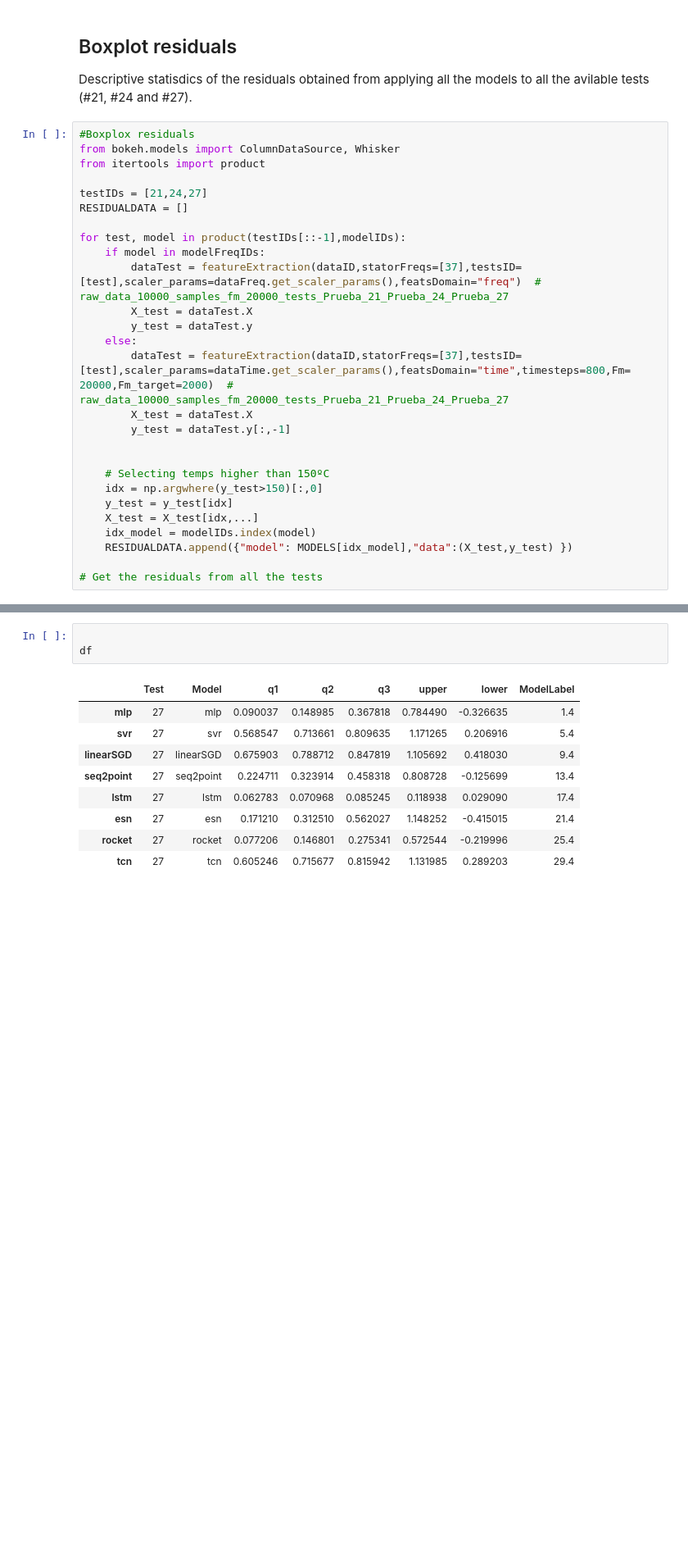
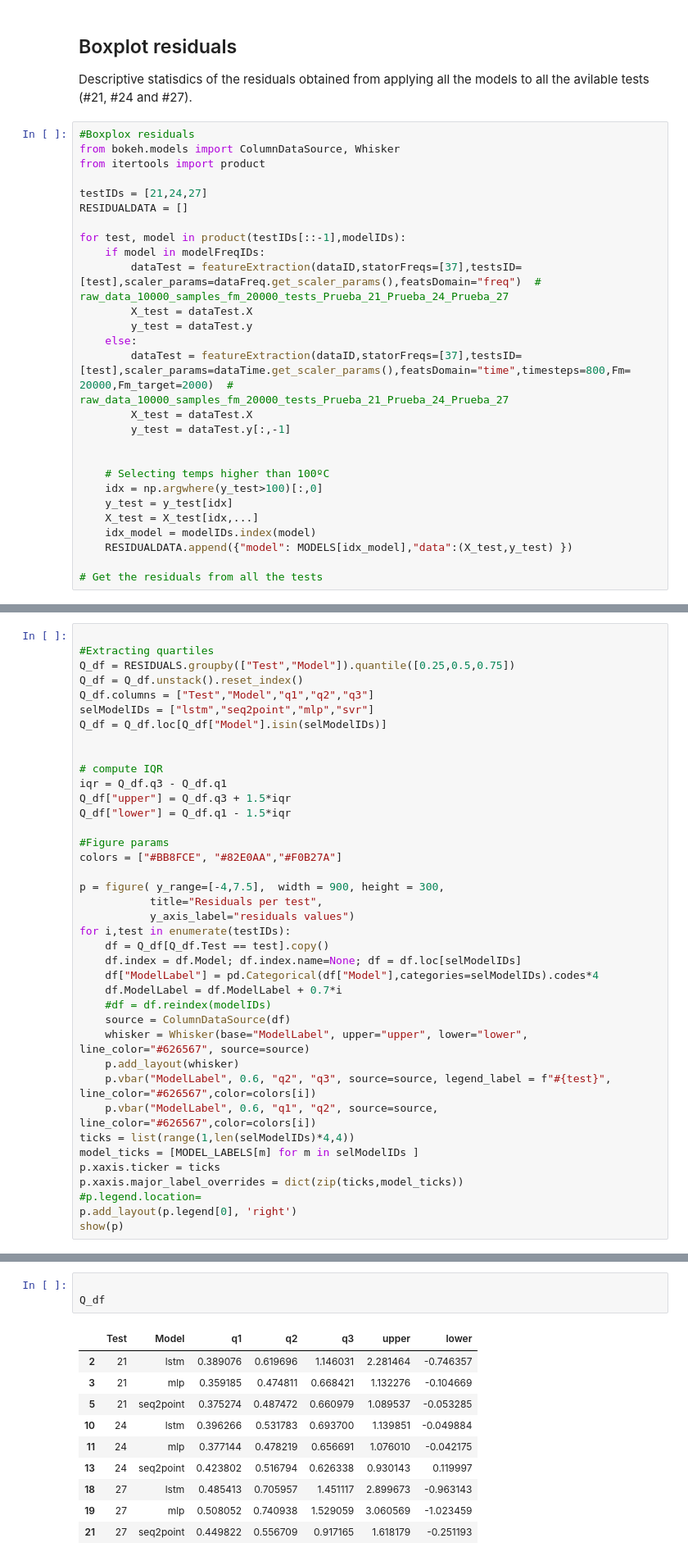
Before and after one commit to gsdpi/MLforInvertedFedMotors, a Jupyter notebook: residualsResults.ipynb, the cells around one changed output, grey strips where cells are left out. Shown at 82% size. Cells and saved outputs as stored; diff of their text form; blank space fills up the shorter version.

```diff
--- a/residualsResults.ipynb
+++ b/residualsResults.ipynb
@@ -222,8 +356,8 @@ for test, model in product(testIDs[::-1],modelIDs):
         y_test = dataTest.y[:,-1]
 
 
-    # Selecting temps higher than 150ºC
-    idx = np.argwhere(y_test>150)[:,0]
+    # Selecting temps higher than 100ºC
+    idx = np.argwhere(y_test>100)[:,0]
     y_test = y_test[idx]
     X_test = X_test[idx,...]
     idx_model = modelIDs.index(model)
@@ -332,0 +470,39 @@ array([ 0,  4,  8, 12, 16, 20, 24, 28,  0,  4,  8, 12, 16, 20, 24, 28,  0,
+# %%
+
+#Extracting quartiles
+Q_df = RESIDUALS.groupby(["Test","Model"]).quantile([0.25,0.5,0.75])
+Q_df = Q_df.unstack().reset_index()
+Q_df.columns = ["Test","Model","q1","q2","q3"]
+selModelIDs = ["lstm","seq2point","mlp","svr"]
+Q_df = Q_df.loc[Q_df["Model"].isin(selModelIDs)]
+
+
+# compute IQR
+iqr = Q_df.q3 - Q_df.q1
+Q_df["upper"] = Q_df.q3 + 1.5*iqr
+Q_df["lower"] = Q_df.q1 - 1.5*iqr
+
+#Figure params
+colors = ["#BB8FCE", "#82E0AA","#F0B27A"]
+
+p = figure( y_range=[-4,7.5],  width = 900, height = 300,
+           title="Residuals per test",
+           y_axis_label="residuals values")
+for i,test in enumerate(testIDs):
+    df = Q_df[Q_df.Test == test].copy()
+    df.index = df.Model; df.index.name=None; df = df.loc[selModelIDs]
+    df["ModelLabel"] = pd.Categorical(df["Model"],categories=selModelIDs).codes*4
+    df.ModelLabel = df.ModelLabel + 0.7*i
+    #df = df.reindex(modelIDs)
+    source = ColumnDataSource(df)
+    whisker = Whisker(base="ModelLabel", upper="upper", lower="lower", line_color="#626567", source=source)
+    p.add_layout(whisker)
+    p.vbar("ModelLabel", 0.6, "q2", "q3", source=source, legend_label = f"#{test}",  line_color="#626567",color=colors[i])
+    p.vbar("ModelLabel", 0.6, "q1", "q2", source=source,  line_color="#626567",color=colors[i])
+ticks = list(range(1,len(selModelIDs)*4,4))
+model_ticks = [MODEL_LABELS[m] for m in selModelIDs ]
+p.xaxis.ticker = ticks
+p.xaxis.major_label_overrides = dict(zip(ticks,model_ticks))
+#p.legend.location=
+p.add_layout(p.legend[0], 'right')
+show(p)
@@ -333,13 +513,14 @@ array([ 0,  4,  8, 12, 16, 20, 24, 28,  0,  4,  8, 12, 16, 20, 24, 28,  0,
 # %%
 
-df
+Q_df
 # %% [output]
-|  | Test | Model | q1 | q2 | q3 | upper | lower | ModelLabel |
-| mlp | 27 | mlp | 0.090037 | 0.148985 | 0.367818 | 0.784490 | -0.326635 | 1.4 |
-| svr | 27 | svr | 0.568547 | 0.713661 | 0.809635 | 1.171265 | 0.206916 | 5.4 |
-| linearSGD | 27 | linearSGD | 0.675903 | 0.788712 | 0.847819 | 1.105692 | 0.418030 | 9.4 |
-| seq2point | 27 | seq2point | 0.224711 | 0.323914 | 0.458318 | 0.808728 | -0.125699 | 13.4 |
-| lstm | 27 | lstm | 0.062783 | 0.070968 | 0.085245 | 0.118938 | 0.029090 | 17.4 |
-| esn | 27 | esn | 0.171210 | 0.312510 | 0.562027 | 1.148252 | -0.415015 | 21.4 |
-| rocket | 27 | rocket | 0.077206 | 0.146801 | 0.275341 | 0.572544 | -0.219996 | 25.4 |
-| tcn | 27 | tcn | 0.605246 | 0.715677 | 0.815942 | 1.131985 | 0.289203 | 29.4 |
+|  | Test | Model | q1 | q2 | q3 | upper | lower |
+| 2 | 21 | lstm | 0.389076 | 0.619696 | 1.146031 | 2.281464 | -0.746357 |
+| 3 | 21 | mlp | 0.359185 | 0.474811 | 0.668421 | 1.132276 | -0.104669 |
+| 5 | 21 | seq2point | 0.375274 | 0.487472 | 0.660979 | 1.089537 | -0.053285 |
+| 10 | 24 | lstm | 0.396266 | 0.531783 | 0.693700 | 1.139851 | -0.049884 |
+| 11 | 24 | mlp | 0.377144 | 0.478219 | 0.656691 | 1.076010 | -0.042175 |
+| 13 | 24 | seq2point | 0.423802 | 0.516794 | 0.626338 | 0.930143 | 0.119997 |
+| 18 | 27 | lstm | 0.485413 | 0.705957 | 1.451117 | 2.899673 | -0.963143 |
+| 19 | 27 | mlp | 0.508052 | 0.740938 | 1.529059 | 3.060569 | -1.023459 |
+| 21 | 27 | seq2point | 0.449822 | 0.556709 | 0.917165 | 1.618179 | -0.251193 |
```
Also changed, not shown: parts of 14 cells of this notebook, 2 other files.
